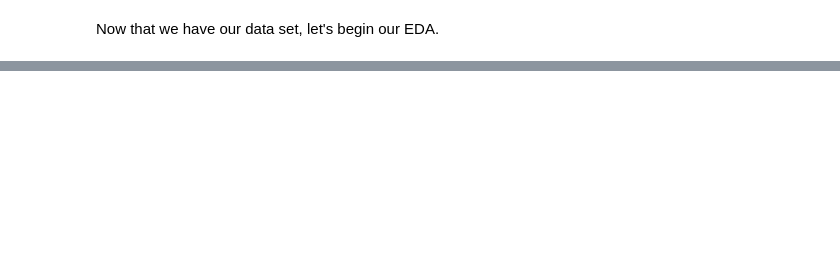
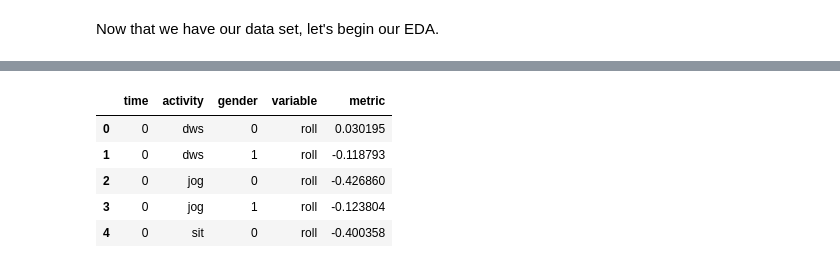
Before and after one commit to raquelredo/Projects, a Jupyter notebook: Machine Learning/Mobile_ts/mobile_ts.ipynb, the cells around one changed output, grey strips where cells are left out. Cells and saved outputs as stored; diff of their text form; code cells hidden in the pictures; blank space fills up the shorter version.

```diff
--- a/Machine Learning/Mobile_ts/mobile_ts.ipynb
+++ b/Machine Learning/Mobile_ts/mobile_ts.ipynb
@@ -175,0 +344,14 @@ Now that we have our data set, let's begin our EDA.
+# %%
+df2 =pd.melt(summary_mean.reset_index(),
+             id_vars = ["time", "activity", "gender"],
+             value_vars = numerical,
+             value_name = "metric" )
+# %%
+df2.head()
+# %% [output]
+|  | time | activity | gender | variable | metric |
+| 0 | 0 | dws | 0 | roll | 0.030195 |
+| 1 | 0 | dws | 1 | roll | -0.118793 |
+| 2 | 0 | jog | 0 | roll | -0.426860 |
+| 3 | 0 | jog | 1 | roll | -0.123804 |
+| 4 | 0 | sit | 0 | roll | -0.400358 |
```
Also changed, not shown: parts of 57 cells of this notebook, 6 other files.
